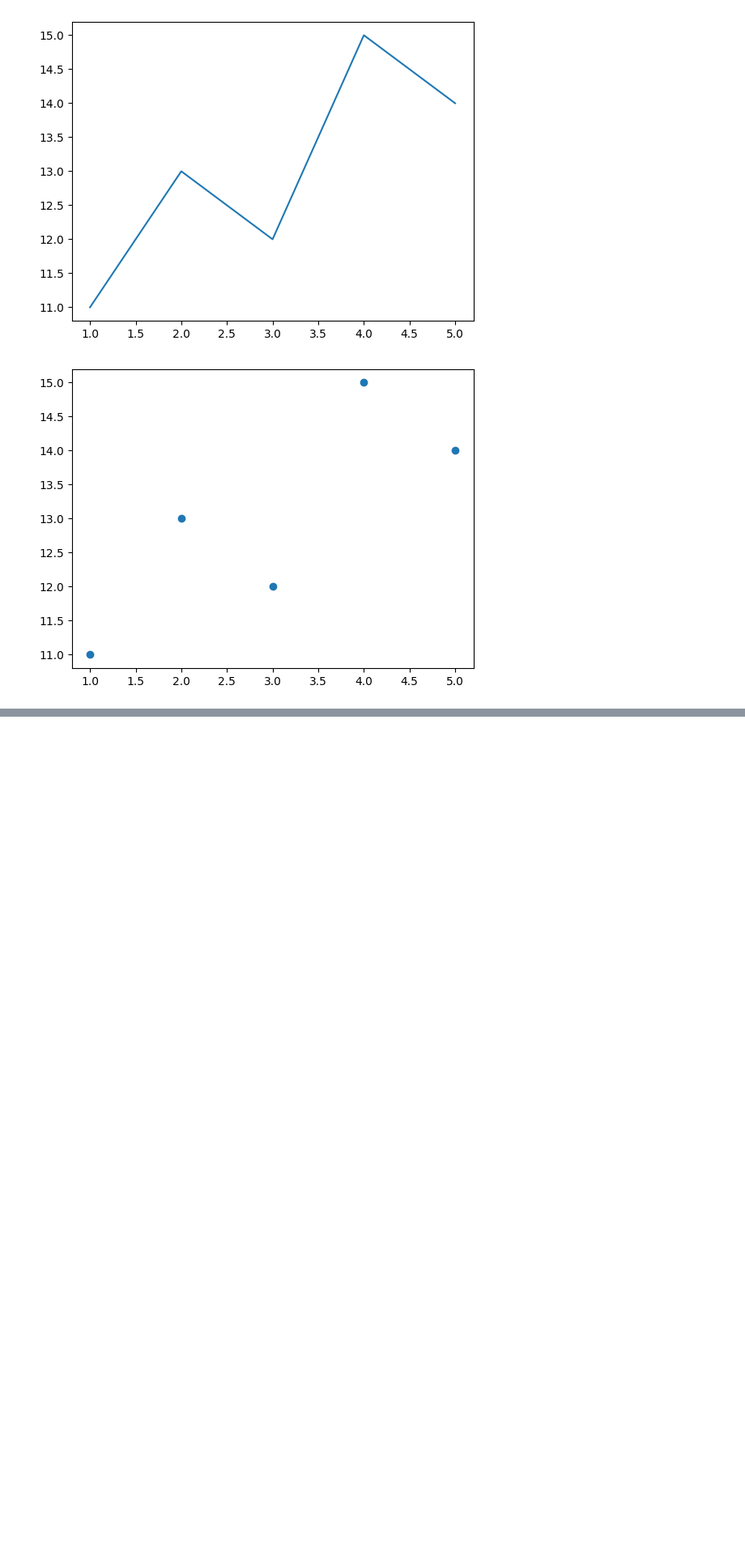
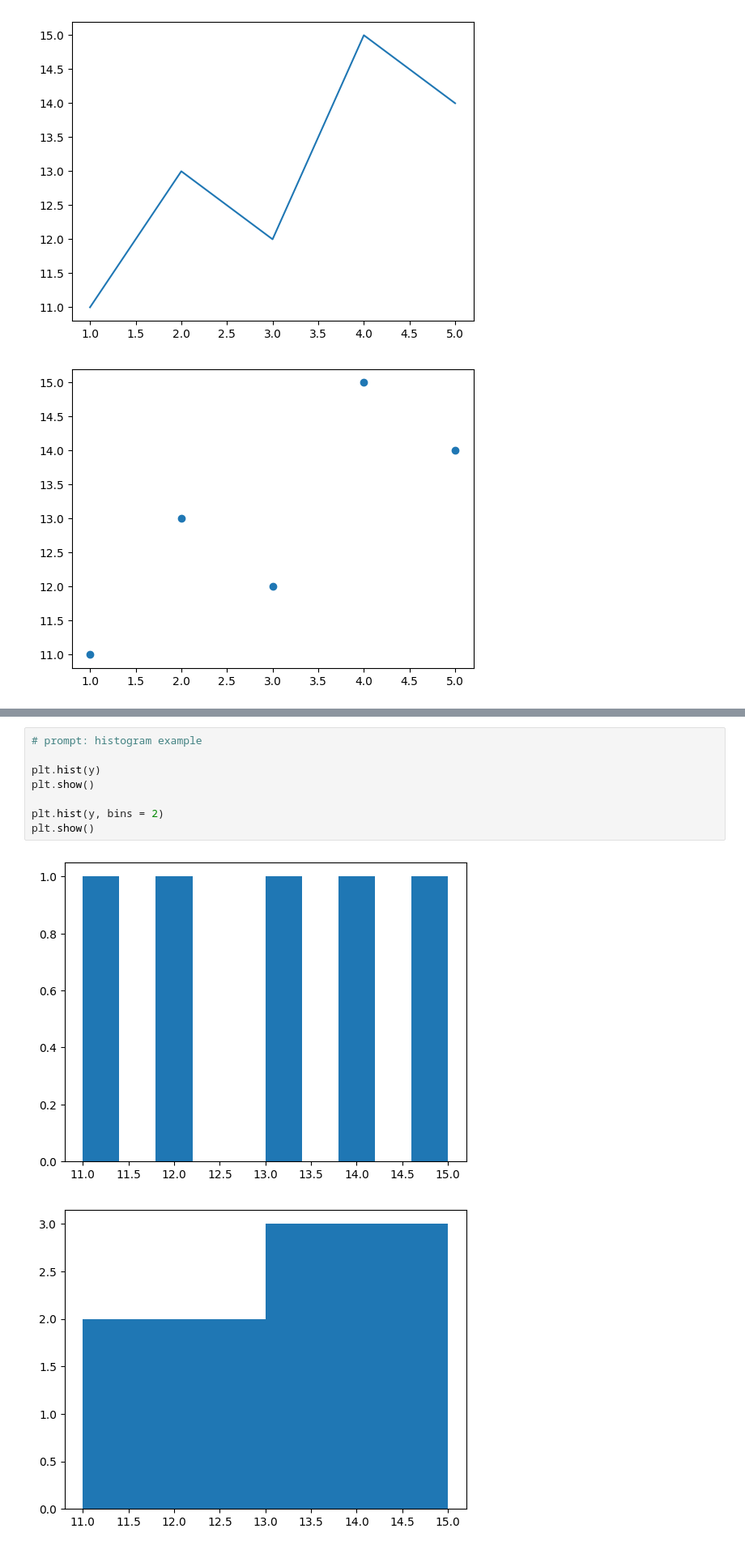
Before and after one commit to YesInAJiffy/Python, a Jupyter notebook: 2. PythonNextLevel.ipynb, the cells around one changed output, grey strips where cells are left out. Shown: that part at 81% size. Drawn from its saved outputs; the diff is of its cells as text; blank space fills up the shorter version.

```diff
--- a/2. PythonNextLevel.ipynb
+++ b/2. PythonNextLevel.ipynb
@@ -19,0 +28,11 @@ plt.show()
+# %%
+# prompt: histogram example
+
+plt.hist(y)
+plt.show()
+
+plt.hist(y, bins = 2)
+plt.show()
+# %% [output]
+[figure, added]
+[figure, added]
```
Also changed, not shown: parts of 3 cells of this notebook.
